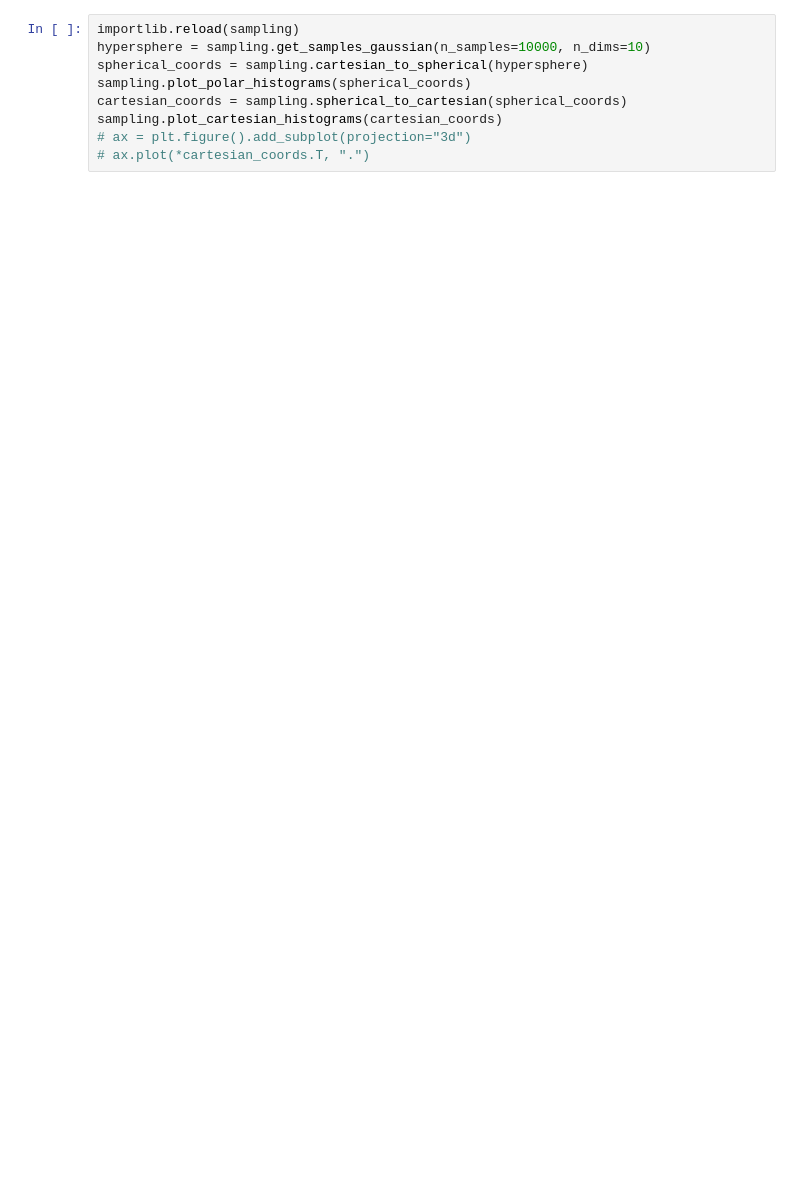
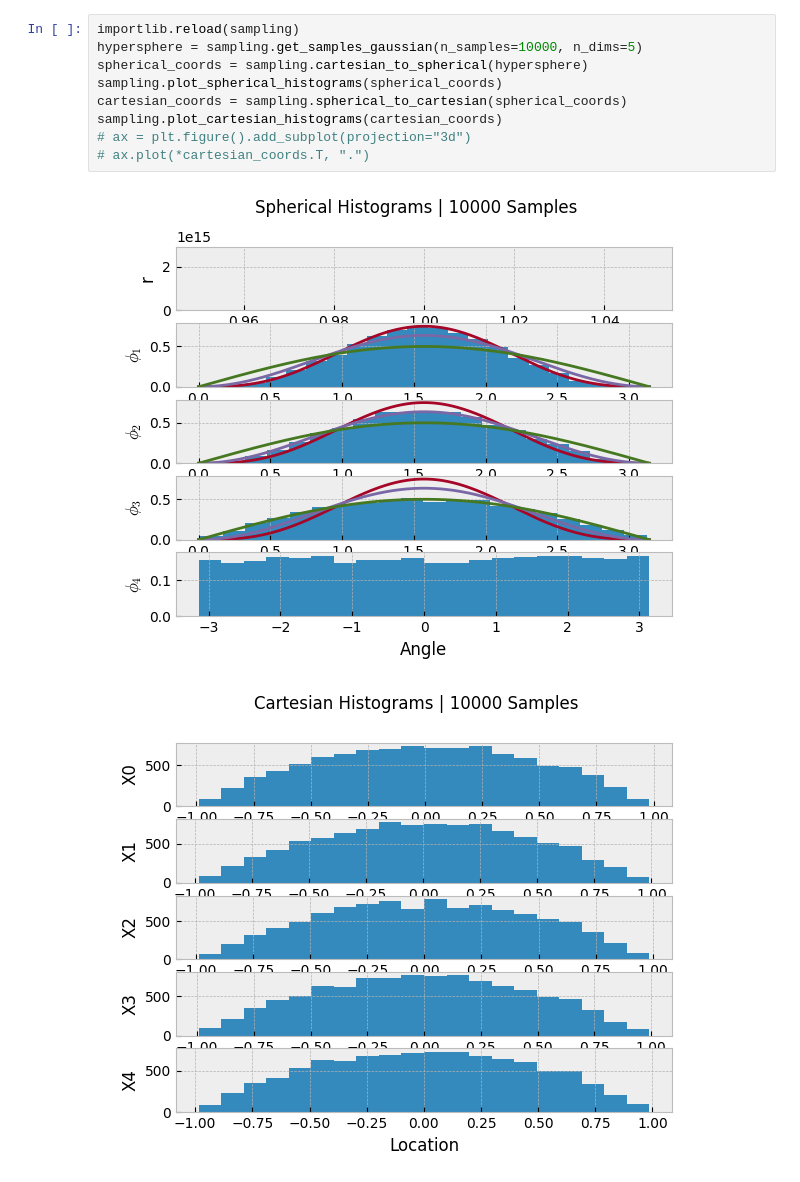
Before and after one commit to aechoi/buffon_extension, a Jupyter notebook: src/demo_notebook.ipynb, the cells around one changed output. Saved outputs shown, nothing was run; the diff lists cells and outputs as text; blank space fills up the shorter version.

```diff
--- a/src/demo_notebook.ipynb
+++ b/src/demo_notebook.ipynb
@@ -55,9 +75,12 @@ ax.plot(lengths, 4/tau*(np.arccos(1/lengths) + lengths - (lengths**2 - 1)**0.5),
 # %%
 importlib.reload(sampling)
-hypersphere = sampling.get_samples_gaussian(n_samples=10000, n_dims=10)
+hypersphere = sampling.get_samples_gaussian(n_samples=10000, n_dims=5)
 spherical_coords = sampling.cartesian_to_spherical(hypersphere)
-sampling.plot_polar_histograms(spherical_coords)
+sampling.plot_spherical_histograms(spherical_coords)
 cartesian_coords = sampling.spherical_to_cartesian(spherical_coords)
 sampling.plot_cartesian_histograms(cartesian_coords)
 # ax = plt.figure().add_subplot(projection="3d")
 # ax.plot(*cartesian_coords.T, ".")
+# %% [output]
+[figure, added]
+[figure, added]
```
Also changed, not shown: parts of 4 cells of this notebook, 1 other file.
